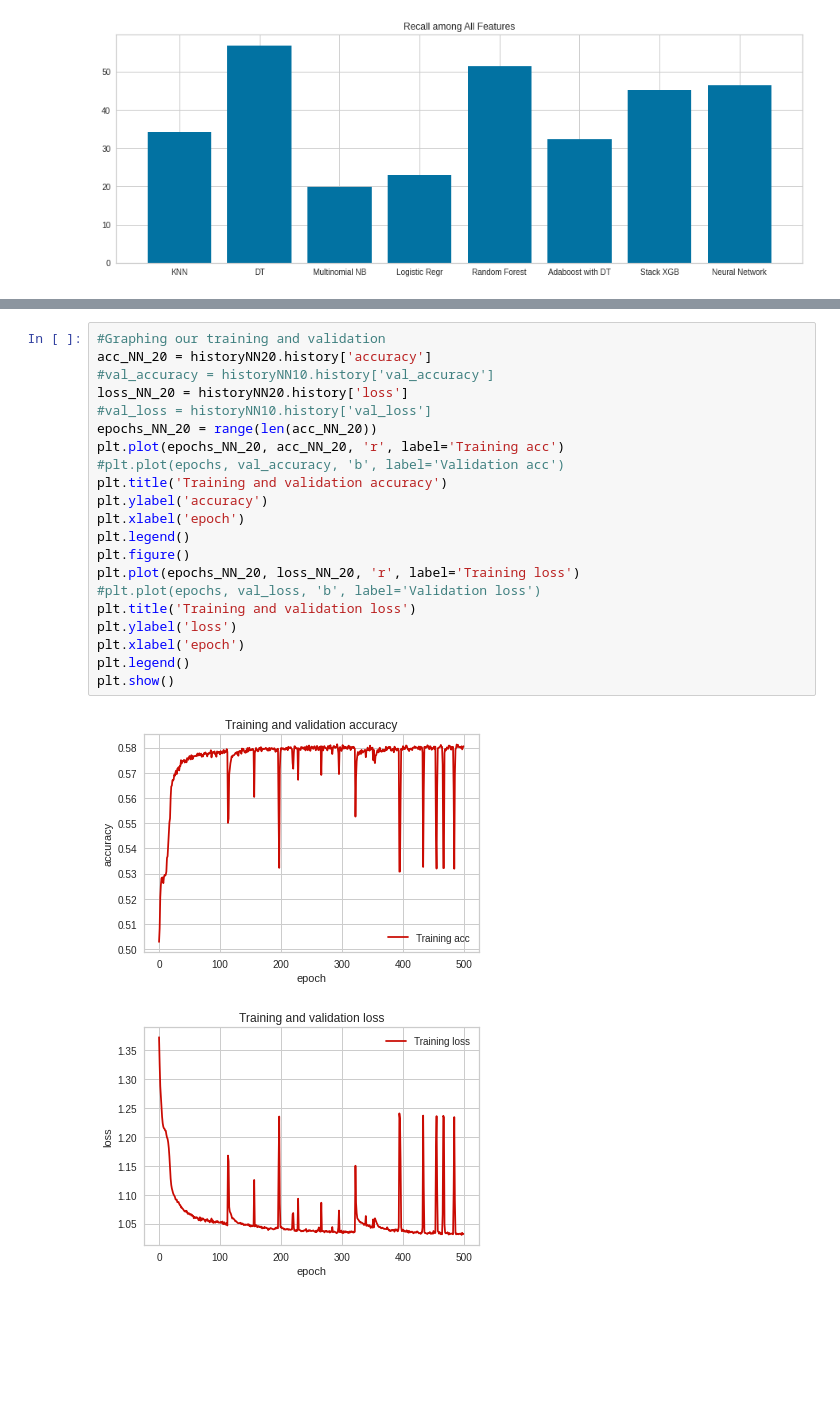
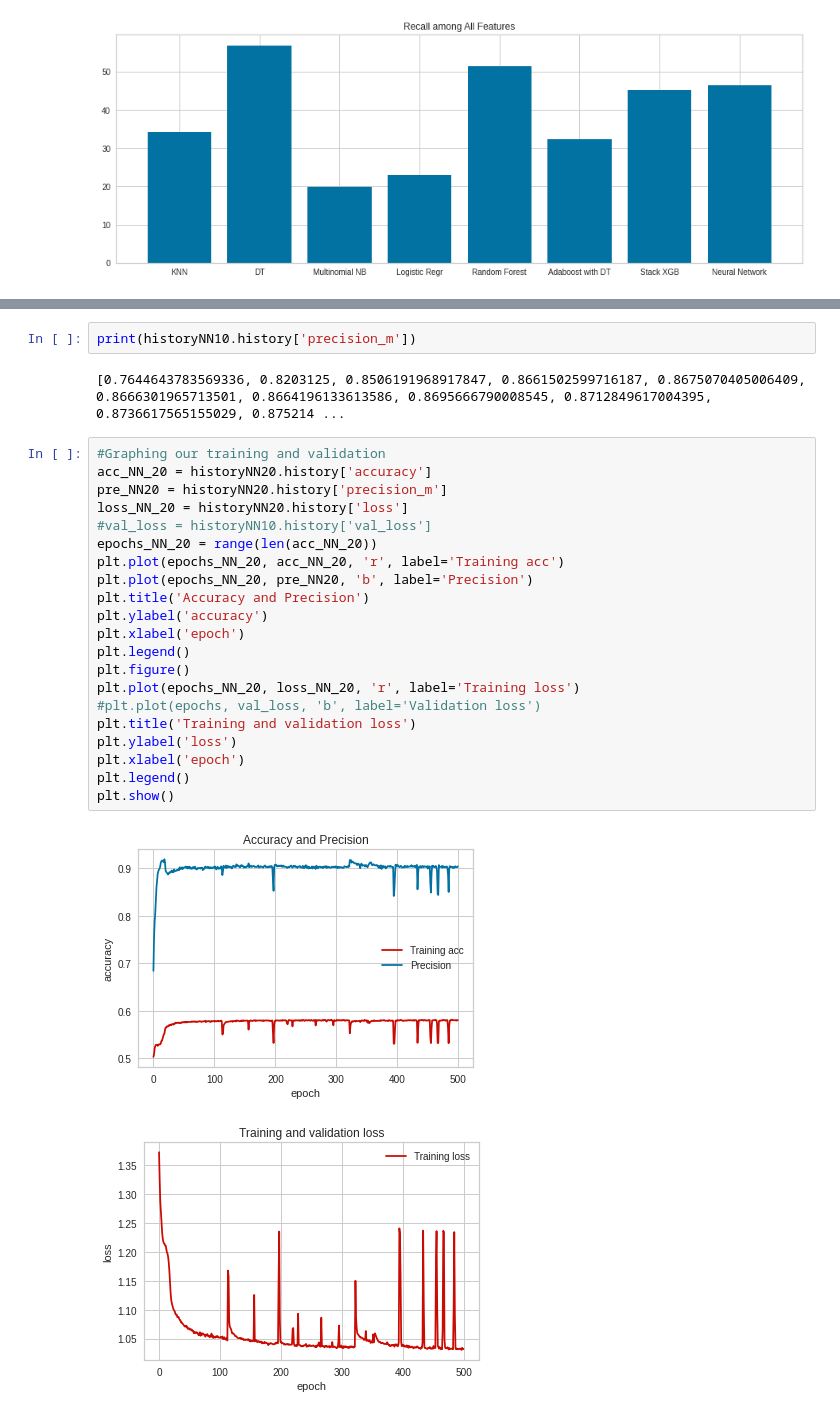
Before and after one commit to ishaak15/UNSW-IDS-Feature-Selection, a Jupyter notebook: Training_and_Testing.ipynb, the cells around one changed output, grey strips where cells are left out. Cells and saved outputs as stored; diff of their text form; blank space fills up the shorter version.

Commit message:
Final Code Testing and Training

```diff
--- a/Training_and_Testing.ipynb
+++ b/Training_and_Testing.ipynb
@@ -1746,27 +1746,31 @@ plt.show()
 [figure]
+# %%
+print(historyNN10.history['precision_m'])
+# %% [output]
+[0.7644643783569336, 0.8203125, 0.8506191968917847, 0.8661502599716187, 0.8675070405006409, 0.8666301965713501, 0.8664196133613586, 0.8695666790008545, 0.8712849617004395, 0.8736617565155029, 0.875214 ...
 # %%
 #Graphing our training and validation
 acc_NN_20 = historyNN20.history['accuracy']
-#val_accuracy = historyNN10.history['val_accuracy']
+pre_NN20 = historyNN20.history['precision_m']
 loss_NN_20 = historyNN20.history['loss']
 #val_loss = historyNN10.history['val_loss']
 epochs_NN_20 = range(len(acc_NN_20))
 plt.plot(epochs_NN_20, acc_NN_20, 'r', label='Training acc')
-#plt.plot(epochs, val_accuracy, 'b', label='Validation acc')
-plt.title('Training and validation accuracy')
+plt.plot(epochs_NN_20, pre_NN20, 'b', label='Precision')
+plt.title('Accuracy and Precision')
 plt.ylabel('accuracy')
 plt.xlabel('epoch')
 plt.legend()
 plt.figure()
 plt.plot(epochs_NN_20, loss_NN_20, 'r', label='Training loss')
 #plt.plot(epochs, val_loss, 'b', label='Validation loss')
 plt.title('Training and validation loss')
 plt.ylabel('loss')
 plt.xlabel('epoch')
 plt.legend()
 plt.show()
 # %% [output]
-[figure, old version]
+[figure, new version]
 [figure]
 # %%
 #Graphing our training and validation
```
Also changed, not shown: parts of 2 cells of this notebook.
